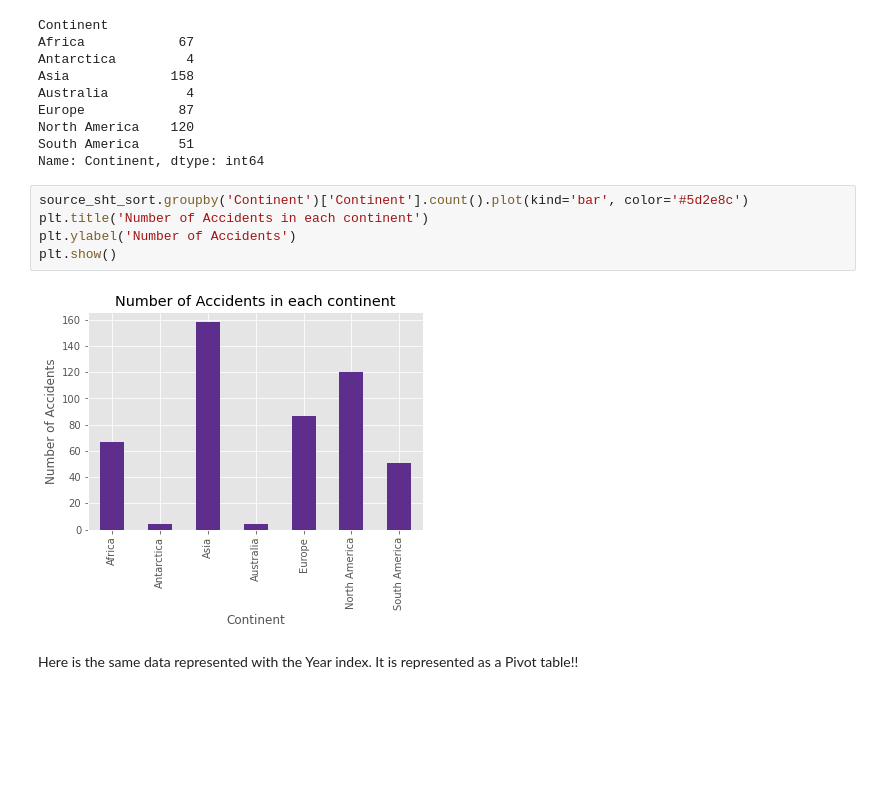
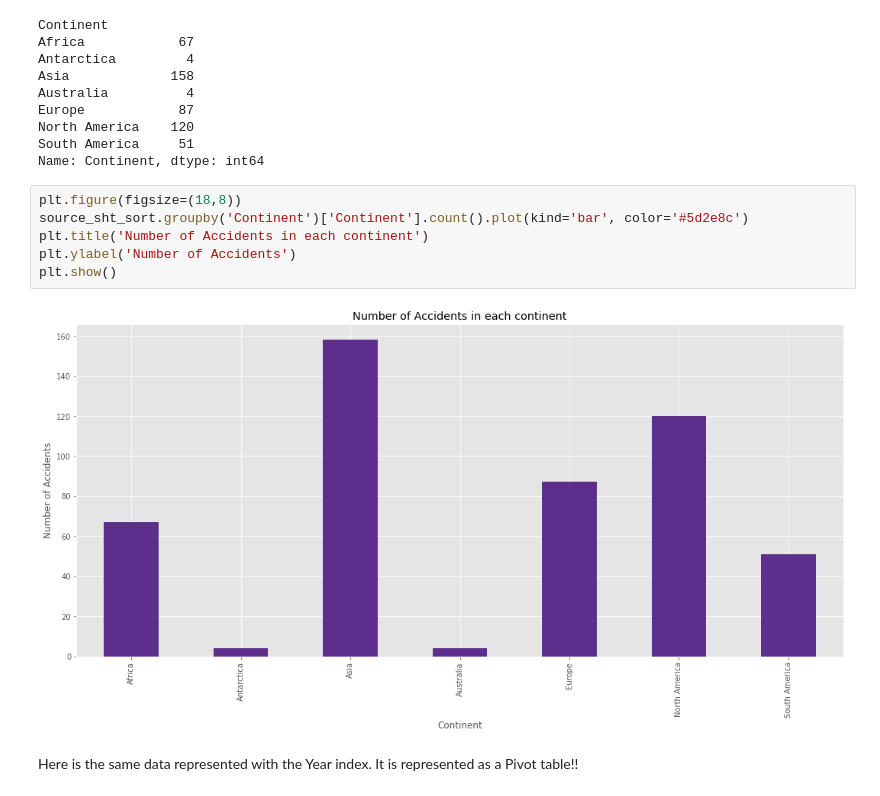
Before and after one commit to svkumar5950/boeing737, a Jupyter notebook: 1_Boeing737_Analysis_Report.ipynb, the cells around one changed output. Drawn from its saved outputs; the diff is of its cells as text; blank space fills up the shorter version.

```diff
--- a/1_Boeing737_Analysis_Report.ipynb
+++ b/1_Boeing737_Analysis_Report.ipynb
@@ -138,12 +138,13 @@ North America    120
 South America     51
 Name: Continent, dtype: int64
 # %%
+plt.figure(figsize=(18,8))
 source_sht_sort.groupby('Continent')['Continent'].count().plot(kind='bar', color='#5d2e8c')
 plt.title('Number of Accidents in each continent')
 plt.ylabel('Number of Accidents')
 plt.show()
 # %% [output]
-[figure, old version]
+[figure, new version]
 # %% [markdown]
 Here is the same data represented with the Year index. It is represented as a Pivot table!!
 # %%
```
Also changed, not shown: parts of 24 cells of this notebook.
